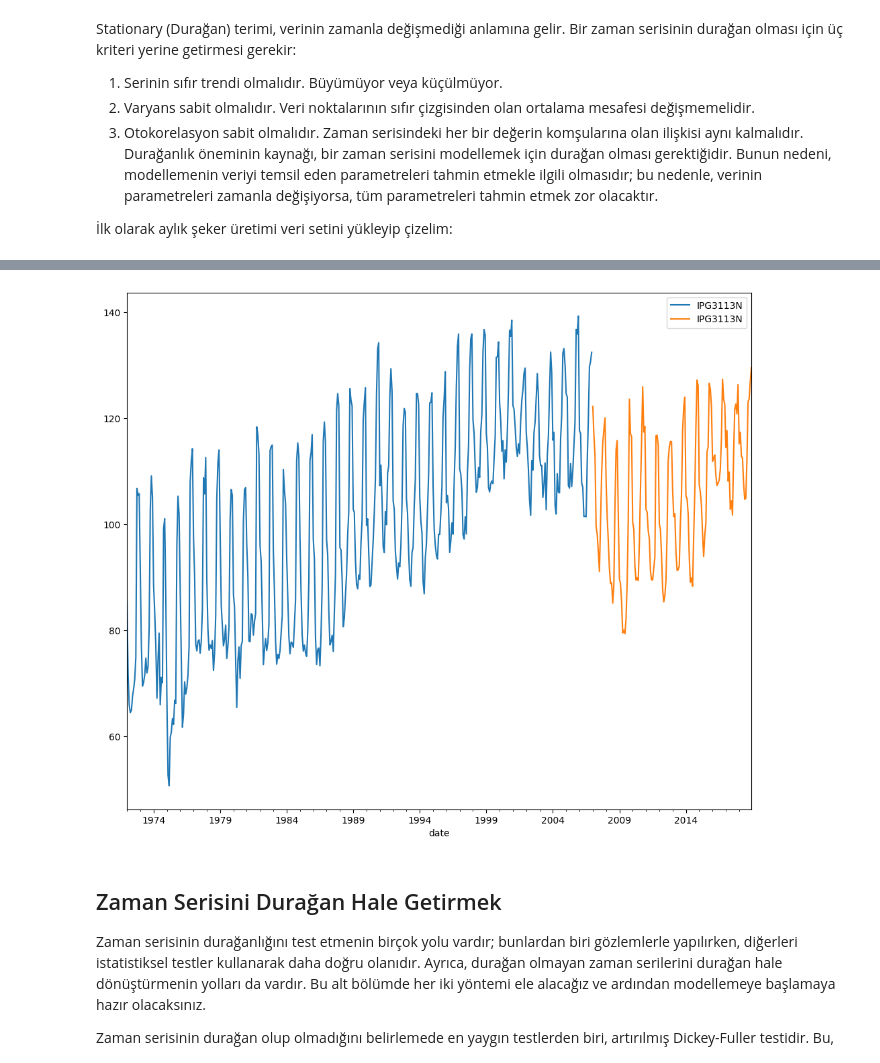
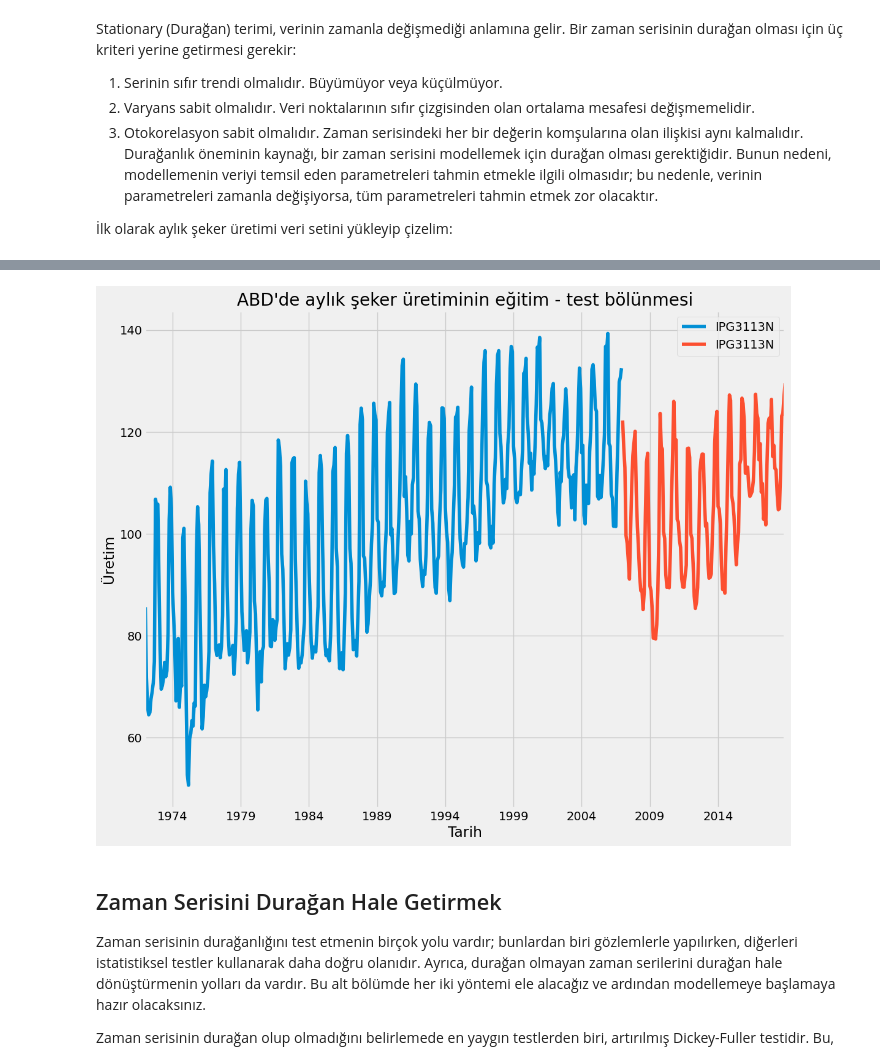
Before and after one commit to ibrahimediz/timeseriesanalysandforecasting0712_1112_23, a Jupyter notebook: Dokumanlar/ARIMA.ipynb, the cells around one changed output, grey strips where cells are left out. Cells and saved outputs as stored; diff of their text form; code cells hidden in the pictures.

```diff
--- a/Dokumanlar/ARIMA.ipynb
+++ b/Dokumanlar/ARIMA.ipynb
@@ -21,8 +21,15 @@ Durağanlık öneminin kaynağı, bir zaman serisini modellemek için durağan o
 # %%
 import pandas as pd
 import matplotlib.pyplot as plt
-candy = pd.read_csv("Datasets/ARIMA/candy_production.csv",parse_dates=True,index_col="date")
-fix,ax1 = plt.subplots()
-candy.plot(ax=ax1,figsize=(12,10))
+# Load in the time series
+candy = pd.read_csv('Datasets/ARIMA/candy_production.csv',
+            index_col='date',
+            parse_dates=True)
+# change the plot style into fivethirtyeight
+plt.style.use('fivethirtyeight')
+
+# Plot and show the time series on axis ax1
+fig, ax1 = plt.subplots()
+candy.plot(ax=ax1, figsize=(12,10))
 plt.show()
 # %% [output]
@@ -30,14 +39,20 @@ plt.show()
 # %%
+# Veriyi eğitim ve test setlerine bölelim
 candy_egitim = candy.loc[:'2006']
 candy_test = candy.loc['2007':]
 
-fig,ax1 = plt.subplots()
+# Bir eksen oluştur
+fig, ax = plt.subplots()
 
-candy_egitim.plot(ax=ax1,figsize=(12,10))
-candy_test.plot(ax=ax1)
+# Eğitim ve test setlerini eksen ax üzerine çizelim
+candy_egitim.plot(ax=ax, figsize=(12, 10))
+candy_test.plot(ax=ax)
+plt.title('ABD\'de aylık şeker üretiminin eğitim - test bölünmesi')
+plt.xlabel('Tarih')
+plt.ylabel('Üretim')
 plt.show()
 # %% [output]
-[figure, old version]
+[figure, new version]
 # %% [markdown]
 ## Zaman Serisini Durağan Hale Getirmek
 Zaman serisinin durağanlığını test etmenin birçok yolu vardır; bunlardan biri gözlemlerle yapılırken, diğerleri istatistiksel testler kullanarak daha doğru olanıdır. Ayrıca, durağan olmayan zaman serilerini durağan hale dönüştürmenin yolları da vardır. Bu alt bölümde her iki yöntemi ele alacağız ve ardından modellemeye başlamaya hazır olacaksınız.
```
Also changed, not shown: parts of 107 cells of this notebook.
